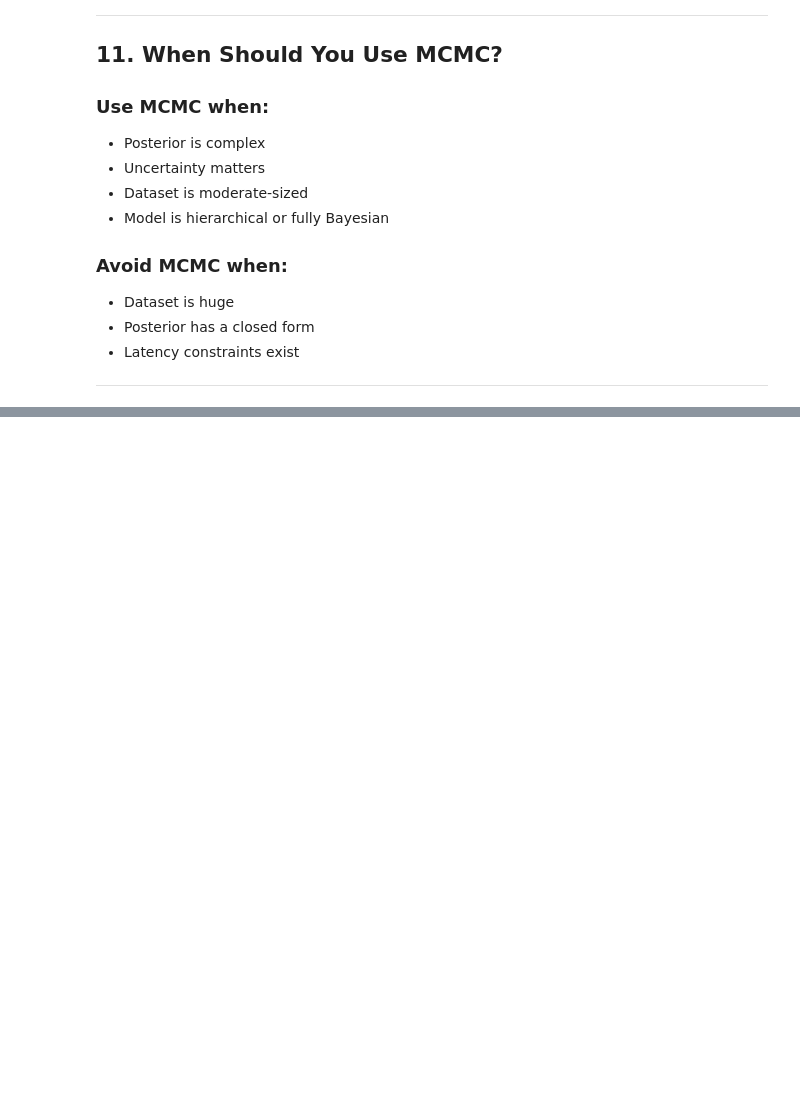
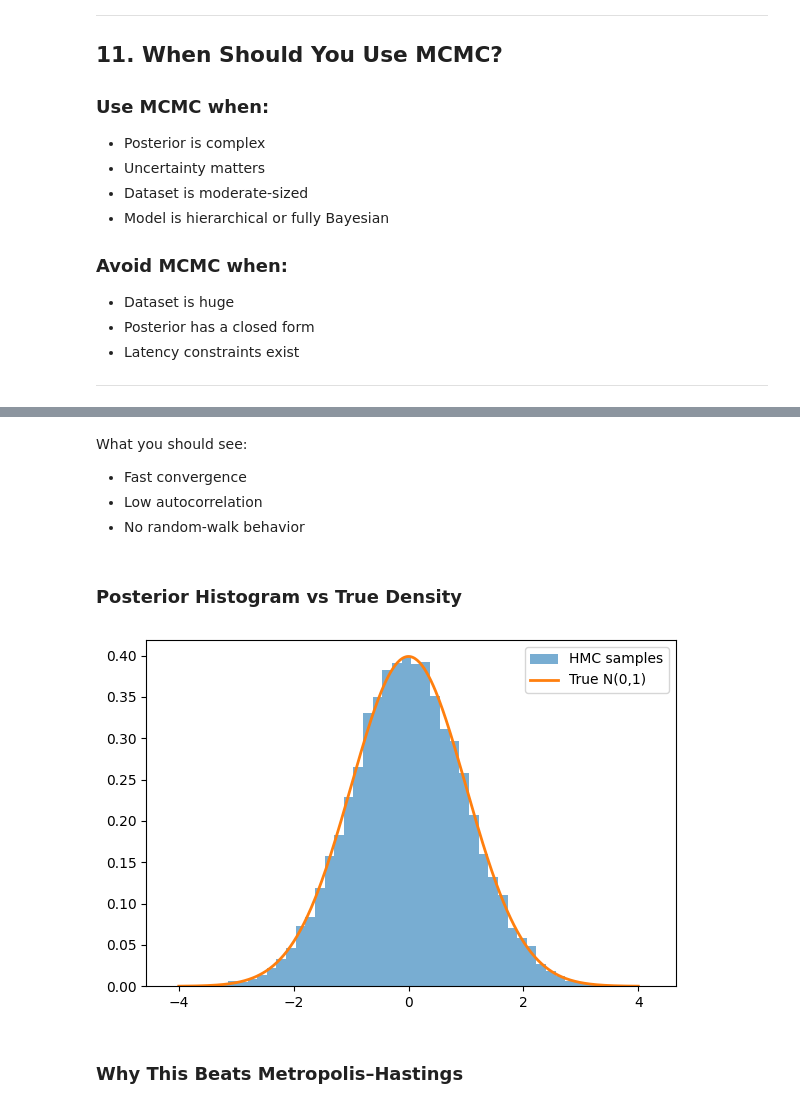
Before and after one commit to axeltanjung/best-model-uncertainty, a Jupyter notebook: notebook/markov_chain_monte_carlo.ipynb, the cells around one changed output, grey strips where cells are left out. Drawn from its saved outputs; the diff is of its cells as text; code cells hidden in the pictures; blank space fills up the shorter version.

```diff
--- a/notebook/markov_chain_monte_carlo.ipynb
+++ b/notebook/markov_chain_monte_carlo.ipynb
@@ -259,0 +1037,28 @@ This is why tools like **Stan** and **PyMC** use **HMC / NUTS** by default.
+# %% [markdown]
+What you should see:
+
+- Fast convergence
+- Low autocorrelation
+- No random-walk behavior
+# %% [markdown]
+### Posterior Histogram vs True Density
+# %%
+x = np.linspace(-4, 4, 400)
+true_density = np.exp(-0.5 * x**2) / np.sqrt(2 * np.pi)
+
+plt.figure(figsize=(6, 4))
+plt.hist(
+    posterior_samples,
+    bins=50,
+    density=True,
+    alpha=0.6,
+    label="HMC samples"
+)
+plt.plot(x, true_density, linewidth=2, label="True N(0,1)")
+plt.legend()
+plt.tight_layout()
+plt.show()
+# %% [output]
+[figure, added]
+# %% [markdown]
+### Why This Beats Metropolis–Hastings
```
Also changed, not shown: parts of 41 cells of this notebook.
